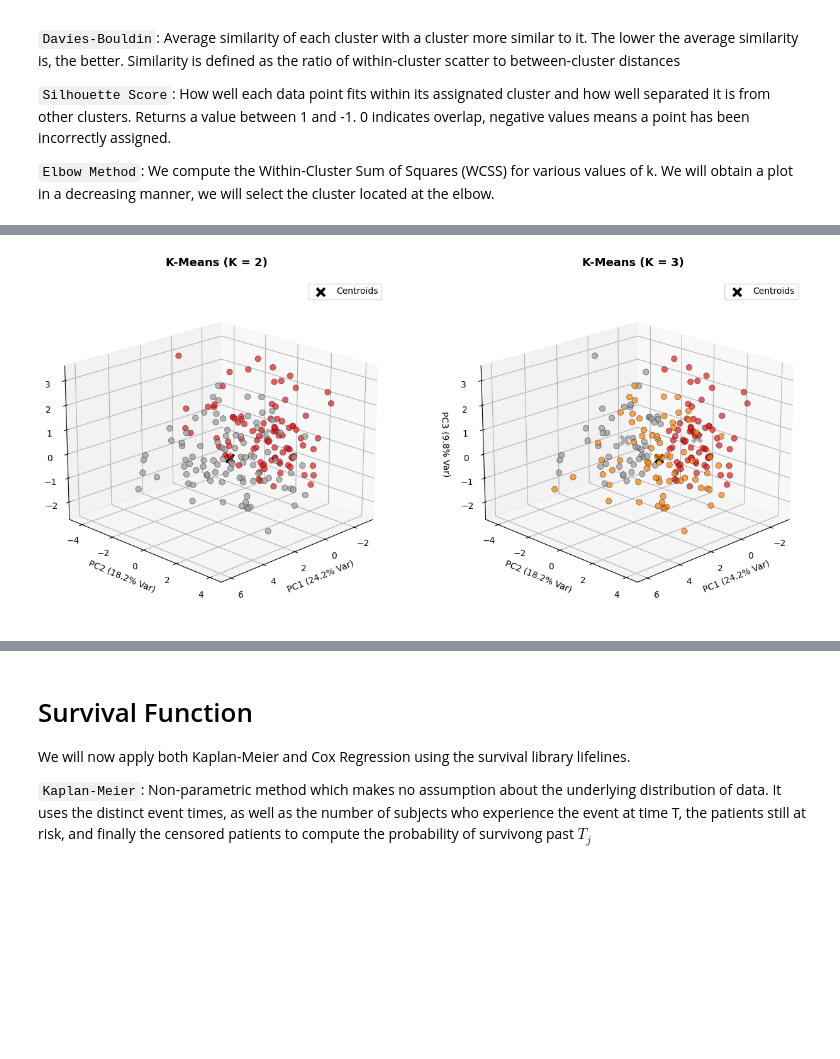
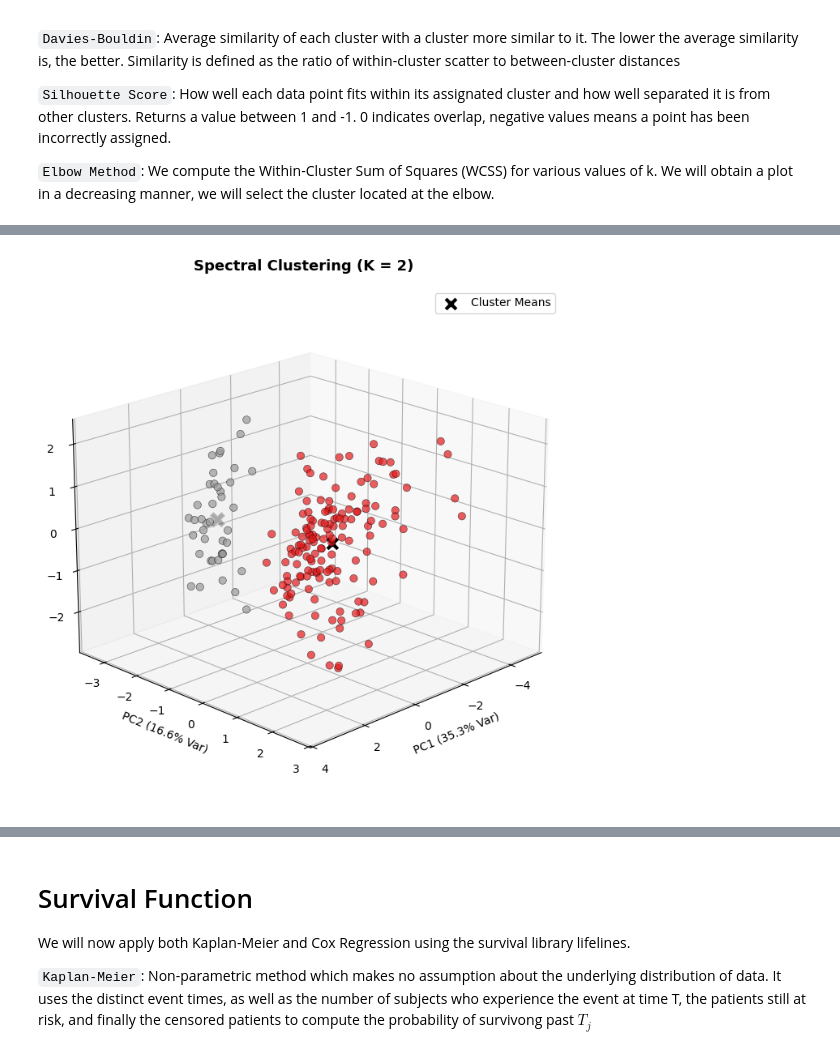
Before and after one commit to alvarodca/MLHealth, a Jupyter notebook: Lab2/survival.ipynb, the cells around one changed output, grey strips where cells are left out. Cells and saved outputs as stored; diff of their text form; code cells hidden in the pictures; blank space fills up the shorter version.

Commit message:
Fixed Clustering and PCA
Corrected previous problems, missing conclusions

```diff
--- a/Lab2/survival.ipynb
+++ b/Lab2/survival.ipynb
@@ -157,7 +159,7 @@ x_pca_2d = pca_2d.fit_transform(scaled_data)
 var_exp = pca_2d.explained_variance_ratio_ * 100
 
 fig, axs = plt.subplots(1, 3, figsize=(18, 5.5), sharey=True)
-k_values = [2, 3, 5]
+k_values = [2, 3, 4]
 
 for i, k in enumerate(k_values):
     ax = axs[i]
@@ -215,61 +281,64 @@ One thing which seems strange is that the PCA seems to show 3 different vertical
 # %%
 scaler = StandardScaler()
 scaled_data = scaler.fit_transform(data)
 
 pca_3d = PCA(n_components=3)
 x_pca_3d = pca_3d.fit_transform(scaled_data)
 var_exp = pca_3d.explained_variance_ratio_ * 100
 
-# Set up 3D subplots
-fig = plt.figure(figsize=(20, 6))
-k_values = [2, 3]
+fig = plt.figure(figsize=(9, 7))
+ax = fig.add_subplot(111, projection="3d")
 
-for i, k in enumerate(k_values):
-    ax = fig.add_subplot(1, 3, i + 1, projection="3d")
+k = 2
+spectral = SpectralClustering(
+    n_clusters=k,
+    affinity="nearest_neighbors",
+    n_neighbors=15,
+    assign_labels="kmeans",
+    random_state=42,
+    n_jobs=-1,
+)
+labels = spectral.fit_predict(scaled_data)
 
-    kmeans = KMeans(n_clusters=k, random_state=42, init="k-means++", n_init=10)
-    labels = kmeans.fit_predict(scaled_data)
+centers_3d = np.array([
+    x_pca_3d[labels == cluster_id].mean(axis=0)
+    for cluster_id in range(k)
+])
 
-    # Project cluster centroids into 3D PCA space
-    centers_3d = pca_3d.transform(kmeans.cluster_centers_)
+ax.scatter(
+    x_pca_3d[:, 0],
+    x_pca_3d[:, 1],
+    x_pca_3d[:, 2],
+    c=labels,
+    cmap="Set1",
+    s=45,
+    alpha=0.7,
+    edgecolors="k",
+    linewidths=0.4,
+)
 
-    # Scatter plot data points
-    ax.scatter(
-        x_pca_3d[:, 0],
-        x_pca_3d[:, 1],
-        x_pca_3d[:, 2],
-        c=labels,
-        cmap="Set1" if k <= 3 else "tab10",
-        s=45,
-        alpha=0.7,
-        edgecolors="k",
-        linewidths=0.4,
-    )
+ax.scatter(
+    centers_3d[:, 0],
+    centers_3d[:, 1],
+    centers_3d[:, 2],
+    c="black",
+    marker="X",
+    s=200,
+    linewidths=2,
+    edgecolors="white",
+    label="Cluster Means",
+    zorder=10,
+)
 
-    # Plot projected centroids
-    ax.scatter(
-        centers_3d[:, 0],
-        centers_3d[:, 1],
-        centers_3d[:, 2],
-        c="black",
-        marker="X",
-        s=200,
-        linewidths=2,
-        edgecolors="white",
-        label="Centroids",
-        zorder=10,
-    )
+ax.set_title(f"Spectral Clustering (K = {k})", fontsize=13, fontweight="bold", pad=15)
+ax.set_xlabel(f"PC1 ({var_exp[0]:.1f}% Var)", fontsize=10)
+ax.set_ylabel(f"PC2 ({var_exp[1]:.1f}% Var)", fontsize=10)
+ax.set_zlabel(f"PC3 ({var_exp[2]:.1f}% Var)", fontsize=10)
 
-    ax.set_title(f"K-Means (K = {k})", fontsize=13, fontweight="bold", pad=15)
-    ax.set_xlabel(f"PC1 ({var_exp[0]:.1f}% Var)", fontsize=10)
-    ax.set_ylabel(f"PC2 ({var_exp[1]:.1f}% Var)", fontsize=10)
-    ax.set_zlabel(f"PC3 ({var_exp[2]:.1f}% Var)", fontsize=10)
-
-    # Optimize initial viewing angle for readability
-    ax.view_init(elev=20, azim=45)
-    ax.legend(loc="upper right")
+ax.view_init(elev=20, azim=45)
+ax.legend(loc="upper right")
 
 plt.tight_layout()
 plt.show()
 # %% [output]
-[figure, old version]
+[figure, new version]
```
Also changed, not shown: parts of 20 cells of this notebook, 1 other file.
